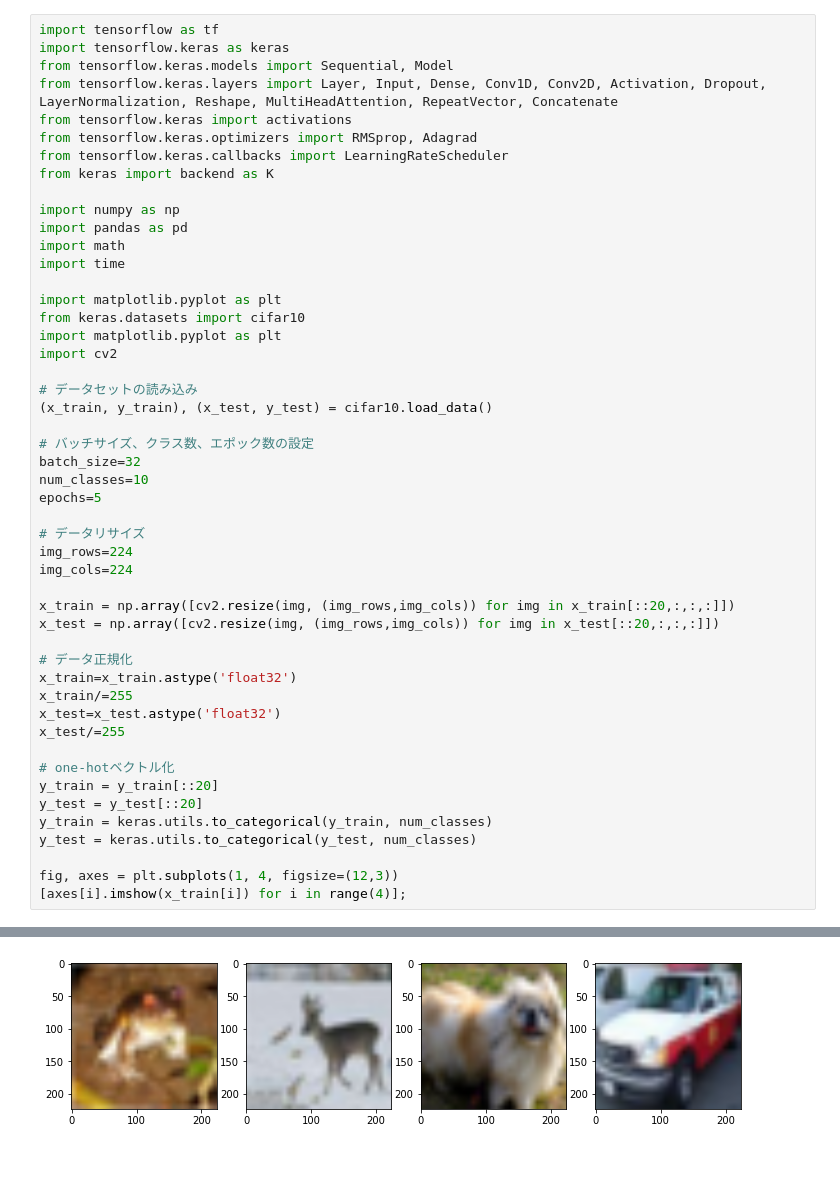
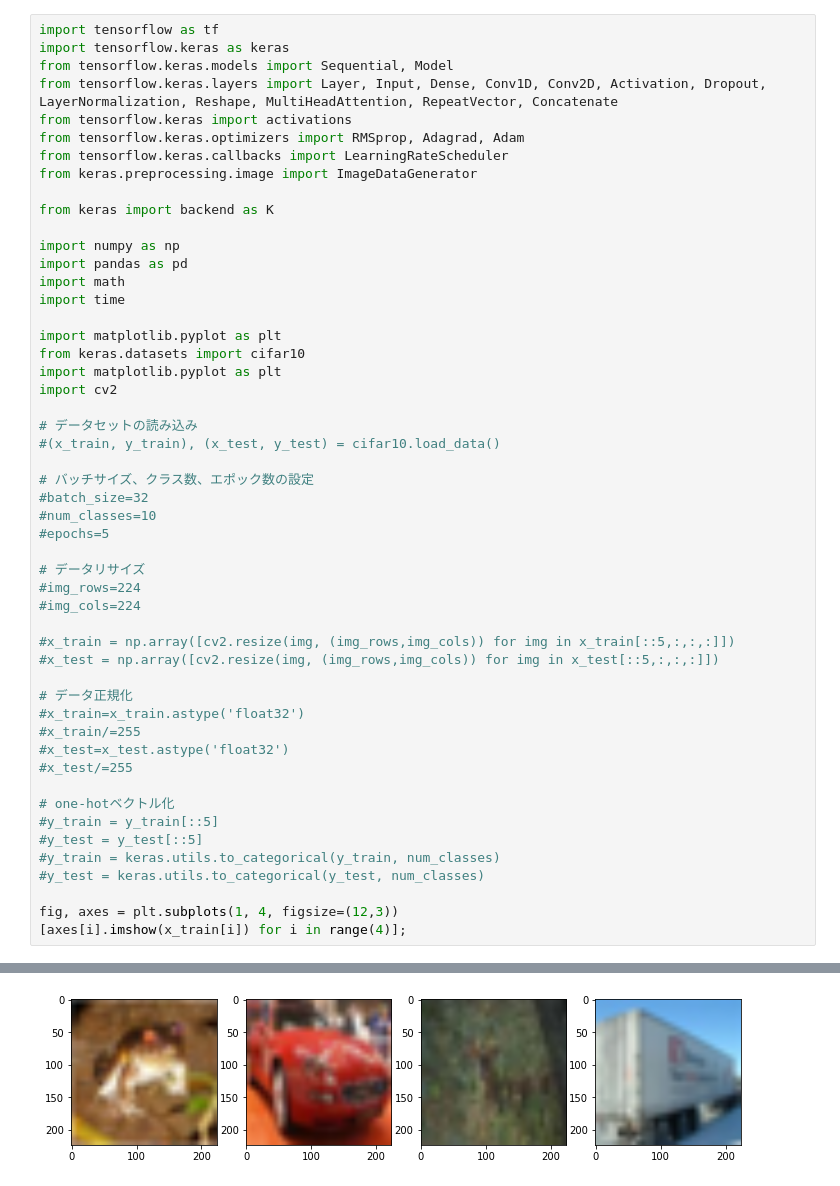
Before and after one commit to tanakakao/studymemo, a Jupyter notebook: vit.ipynb, the cells around one changed output, grey strips where cells are left out. Saved outputs shown, nothing was run; the diff lists cells and outputs as text.

```diff
--- a/vit.ipynb
+++ b/vit.ipynb
@@ -6,8 +6,10 @@ import tensorflow.keras as keras
 from tensorflow.keras.models import Sequential, Model
 from tensorflow.keras.layers import Layer, Input, Dense, Conv1D, Conv2D, Activation, Dropout, LayerNormalization, Reshape, MultiHeadAttention, RepeatVector, Concatenate
 from tensorflow.keras import activations
-from tensorflow.keras.optimizers import RMSprop, Adagrad
+from tensorflow.keras.optimizers import RMSprop, Adagrad, Adam
 from tensorflow.keras.callbacks import LearningRateScheduler
+from keras.preprocessing.image import ImageDataGenerator
+
 from keras import backend as K
 
 import numpy as np
@@ -21,31 +23,31 @@ import matplotlib.pyplot as plt
 import cv2
 
 # データセットの読み込み
-(x_train, y_train), (x_test, y_test) = cifar10.load_data()
+#(x_train, y_train), (x_test, y_test) = cifar10.load_data()
 
 # バッチサイズ、クラス数、エポック数の設定
-batch_size=32
-num_classes=10
-epochs=5
+#batch_size=32
+#num_classes=10
+#epochs=5
 
 # データリサイズ
-img_rows=224
-img_cols=224
+#img_rows=224
+#img_cols=224
 
-x_train = np.array([cv2.resize(img, (img_rows,img_cols)) for img in x_train[::20,:,:,:]])
-x_test = np.array([cv2.resize(img, (img_rows,img_cols)) for img in x_test[::20,:,:,:]])
+#x_train = np.array([cv2.resize(img, (img_rows,img_cols)) for img in x_train[::5,:,:,:]])
+#x_test = np.array([cv2.resize(img, (img_rows,img_cols)) for img in x_test[::5,:,:,:]])
 
 # データ正規化
-x_train=x_train.astype('float32')
-x_train/=255
-x_test=x_test.astype('float32')
-x_test/=255
+#x_train=x_train.astype('float32')
+#x_train/=255
+#x_test=x_test.astype('float32')
+#x_test/=255
 
 # one-hotベクトル化
-y_train = y_train[::20]
-y_test = y_test[::20]
-y_train = keras.utils.to_categorical(y_train, num_classes)
-y_test = keras.utils.to_categorical(y_test, num_classes)
+#y_train = y_train[::5]
+#y_test = y_test[::5]
+#y_train = keras.utils.to_categorical(y_train, num_classes)
+#y_test = keras.utils.to_categorical(y_test, num_classes)
 
 fig, axes = plt.subplots(1, 4, figsize=(12,3))
 [axes[i].imshow(x_train[i]) for i in range(4)];
@@ -53 +57 @@ fig, axes = plt.subplots(1, 4, figsize=(12,3))
-[figure, old version]
+[figure, new version]
```
Also changed, not shown: parts of 14 cells of this notebook.
